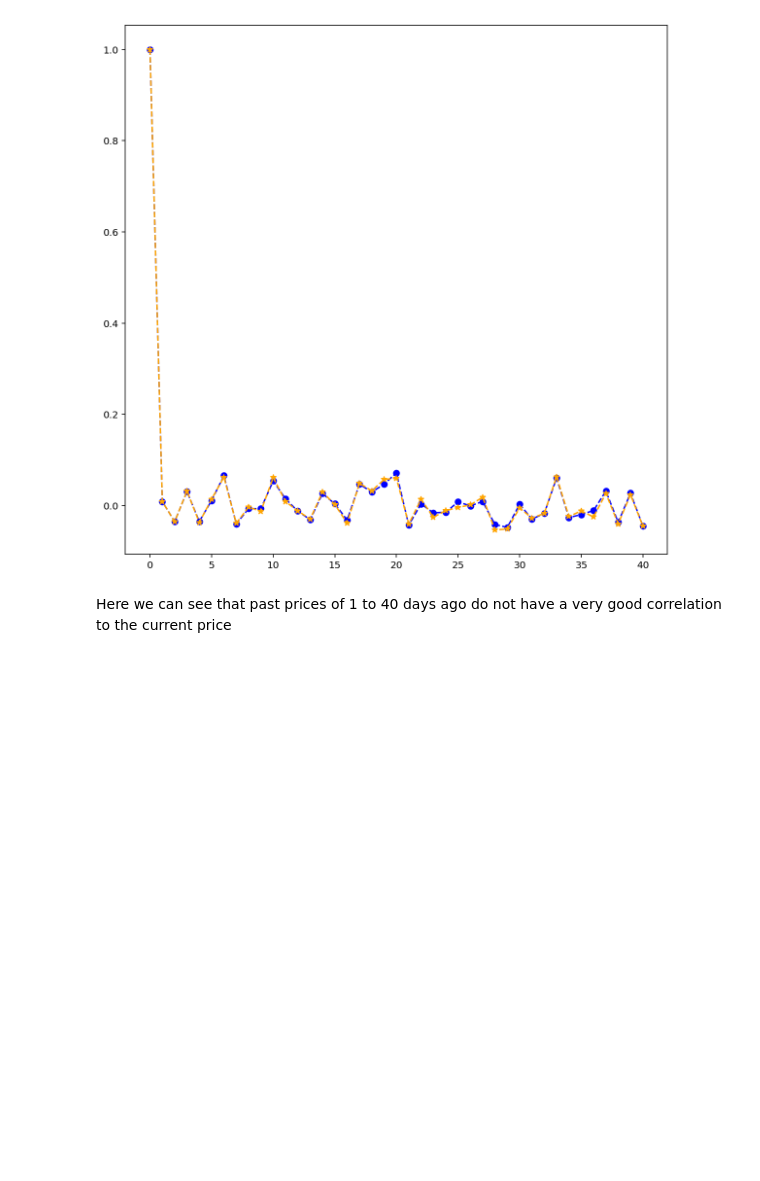
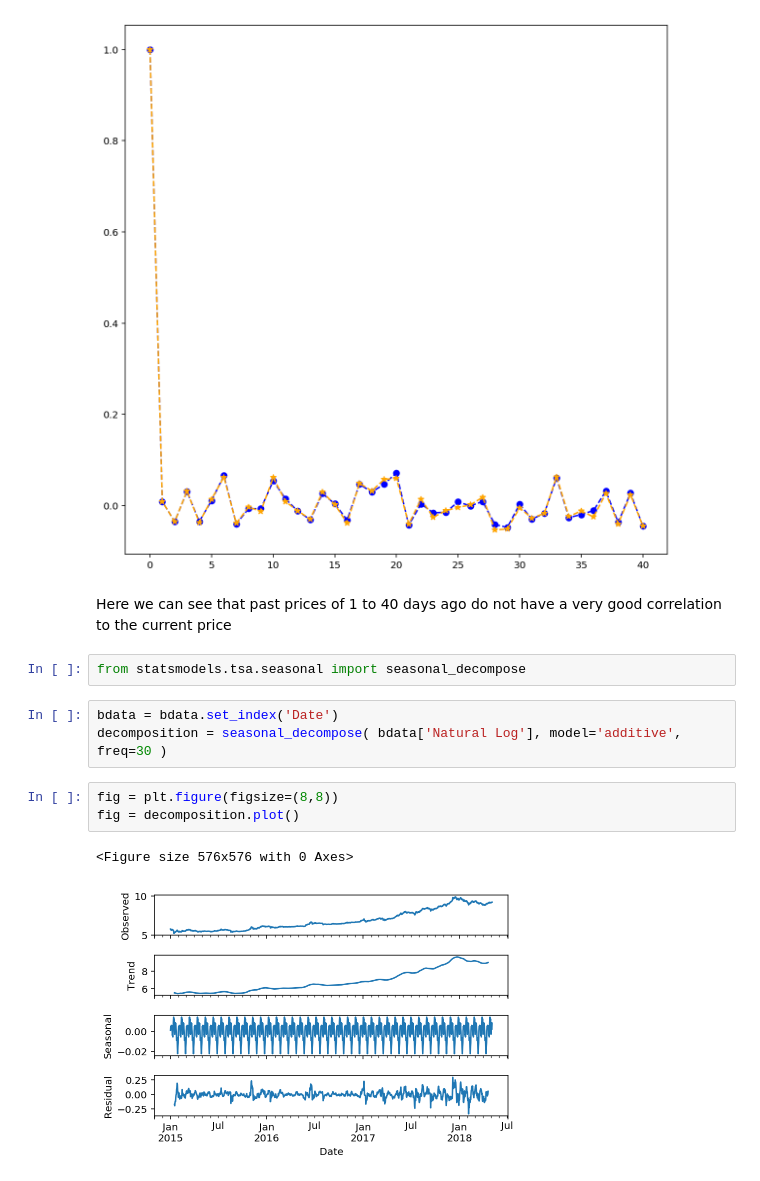
Before and after one commit to WillHTam/bitcoin-streamer-lstm, a Jupyter notebook: processor/statistical_analysis.ipynb, the cells around one changed output. Saved outputs shown, nothing was run; the diff lists cells and outputs as text; blank space fills up the shorter version.

```diff
--- a/processor/statistical_analysis.ipynb
+++ b/processor/statistical_analysis.ipynb
@@ -109,3 +109,14 @@ ax.plot( lag_partial_correlations,  marker='*', linestyle='--', c='orange' )
 [figure]
 # %% [markdown]
 Here we can see that past prices of 1 to 40 days ago do not have a very good correlation to the current price
+# %%
+from statsmodels.tsa.seasonal import seasonal_decompose
+# %%
+bdata = bdata.set_index('Date')
+decomposition = seasonal_decompose( bdata['Natural Log'], model='additive', freq=30 )
+# %%
+fig = plt.figure(figsize=(8,8))
+fig = decomposition.plot()
+# %% [output]
+<Figure size 576x576 with 0 Axes>
+[figure, added]
```
Also changed, not shown: parts of 12 cells of this notebook.
